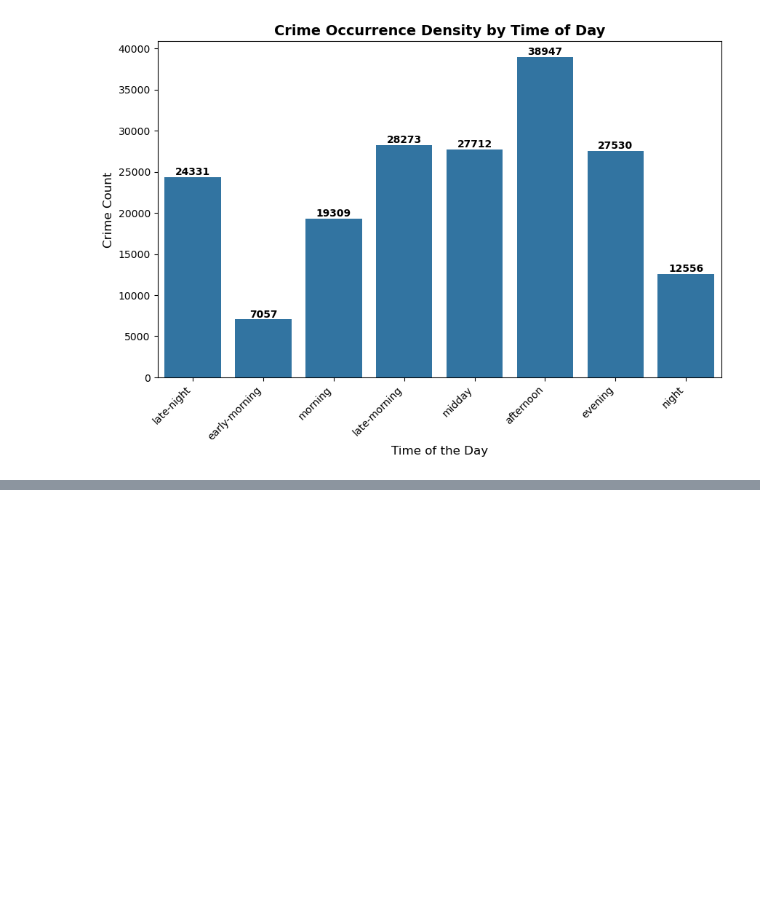
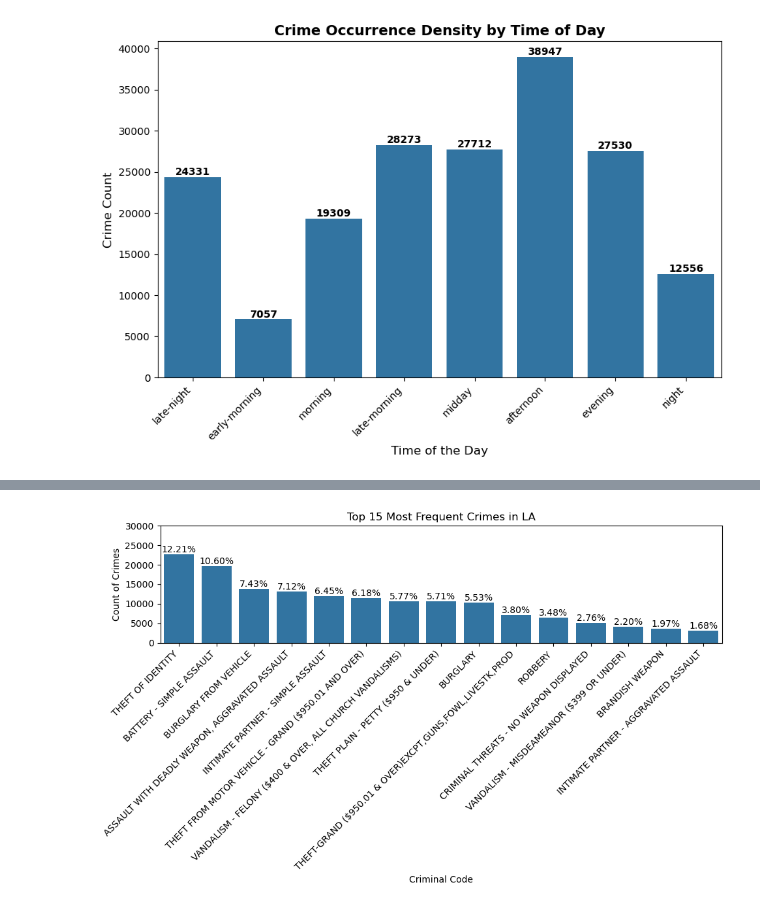
Before and after one commit to jgp-13/LA_Crime, a Jupyter notebook: notebooks/nb1-la_crime-cleaning.ipynb, the cells around one changed output, grey strips where cells are left out. Drawn from its saved outputs; the diff is of its cells as text; code cells hidden in the pictures; blank space fills up the shorter version.

```diff
--- a/notebooks/nb1-la_crime-cleaning.ipynb
+++ b/notebooks/nb1-la_crime-cleaning.ipynb
@@ -590,0 +578,35 @@ plt.show()
+# %%
+total_list=len(df)
+
+# Get the top 15 values and sort them in descending order
+top_15_values = df['Crm Cd Desc'].value_counts().head(15)
+
+# Calculate the percentage
+percentage = (top_15_values / total_list) * 100
+
+# Create a count plot with percentages
+plt.figure(figsize=(10, 6))
+sns.countplot(x='Crm Cd Desc', data=df[df['Crm Cd Desc'].isin(top_15_values.index)],
+              order=top_15_values.index)
+
+# Display percentage on top of each bar
+for p in plt.gca().patches:
+    height = p.get_height()
+    percentage_text = f'{(height / len(df) * 100):.2f}%'  # Calculate percentage
+    plt.gca().text(p.get_x() + p.get_width() / 2., height + 0.5, percentage_text,
+                   ha='center', va='bottom', fontsize=10)
+
+# Rotate the x labels for better readability
+plt.xticks(rotation=45, ha='right')
+
+# Set the title and labels
+plt.title('Top 15 Most Frequent Crimes in LA')
+plt.xlabel('Criminal Code')
+plt.ylabel('Count of Crimes')
+plt.ylim(0,30000)
+
+# Show the plot
+plt.tight_layout()
+plt.show()
+# %% [output]
+[figure, added]
```
Also changed, not shown: parts of 13 cells of this notebook.
